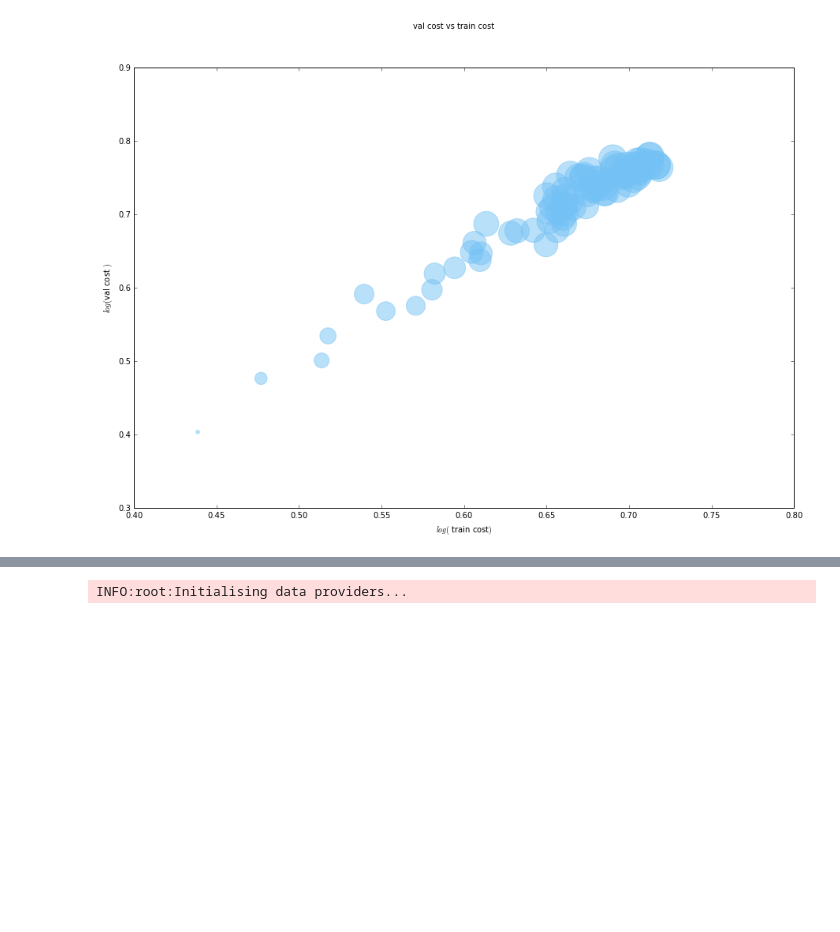
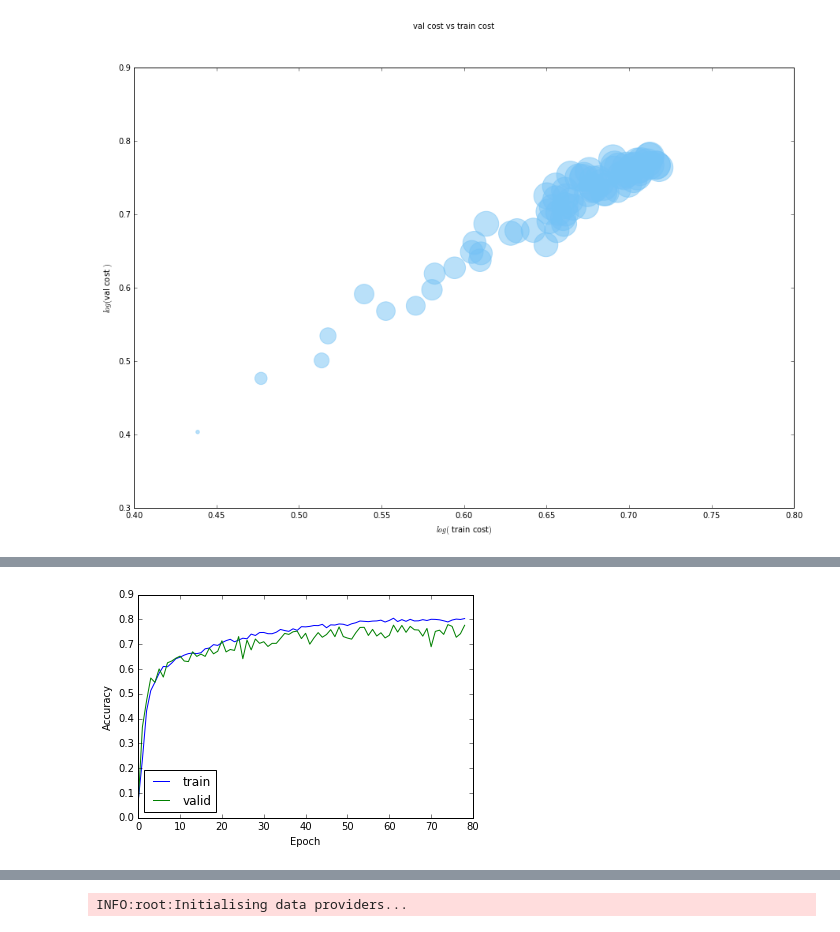
Before and after one commit to franciscovargas/MLPHonoursExtension, a Jupyter notebook: Honours_notebook_ADL_fouriervstime.ipynb, the cells around one changed output, grey strips where cells are left out. Cells and saved outputs as stored; diff of their text form; code cells hidden in the pictures; blank space fills up the shorter version.

```diff
--- a/Honours_notebook_ADL_fouriervstime.ipynb
+++ b/Honours_notebook_ADL_fouriervstime.ipynb
@@ -222,5 +240,5 @@ If we wish to represent this in a network architecture we need to double the num
 # %%
-#matplotlib inline
+# Experiments with relaxed DFT layer
 import numpy
 import logging
 from mlp.dataset import *
@@ -232,8 +250,6 @@ logger.info('Initialising data providers...')
 train_dp = ACLDataProvider(dset='train', batch_size=100, max_num_batches=-10, randomize=True)
 valid_dp = ACLDataProvider(dset='valid', batch_size=1824, max_num_batches=1, randomize=False)
 
-
-#Baseline experiment
 from copy import deepcopy
 from mlp.layers import MLP, Linear, Sigmoid, Softmax #import required layer types
 from mlp.layers import *
@@ -259,7 +275,7 @@ train_dp.reset()
 valid_dp.reset()
 test_dp.reset()
 
-#define the model
+# Network topolpgy
 model = MLP(cost=cost)
 model.add_layer(ComplexLinear(idim=125, odim=125, irange=1.6, rng=rng))
 model.add_layer(Relu(idim=2*125, odim=125*2, irange=1.6, rng=rng))
@@ -271,12 +287,12 @@ lr_scheduler = LearningRateFixed(learning_rate=learning_rate, max_epochs=max_epo
 optimiser = SGDOptimiser(lr_scheduler=lr_scheduler)
 
 logger.info('Training started...')
-tr_stats, valid_stats = optimiser.train(model, train_dp, valid_dp, fft=False)
+tr_stats_fr, valid_stats_fr = optimiser.train(model, train_dp, valid_dp, fft=False)
 
 logger.info('Testing the model on test set:')
 
-tst_cost, tst_accuracy = optimiser.validate(model,test_dp )
-logger.info('MNIST test set accuracy is %.2f %%, cost (%s) is %.3f'%(tst_accuracy*100., cost.get_name(), tst_cost))
+tst_cost_fr, tst_accuracy_fr = optimiser.validate(model,test_dp )
+logger.info('MNIST test set accuracy is %.2f %%, cost (%s) is %.3f'%(tst_accuracy_fr*100., cost.get_name(), tst_cost_fr))
 # %% [output]
 INFO:root:Initialising data providers...
 (7296, 5625) (7296,)
@@ -301,3 +317,11 @@ INFO:root:Testing the model on test set:
 INFO:root:MNIST test set accuracy is 77.63 %, cost (ce) is 0.619
  (1824,)
 (1824, 125)
+# %%
+a = plt.plot(np.array(tr_stats_fr)[:,1])
+b = plt.plot(np.array(valid_stats_fr)[:,1])
+plt.legend([a[0], b[0]], ["train", "valid"], loc=3)
+plt.xlabel("Epoch");
+plt.ylabel("Accuracy");
+# %% [output]
+[figure, added]
```
Also changed, not shown: parts of 6 cells of this notebook, 1 other file.
